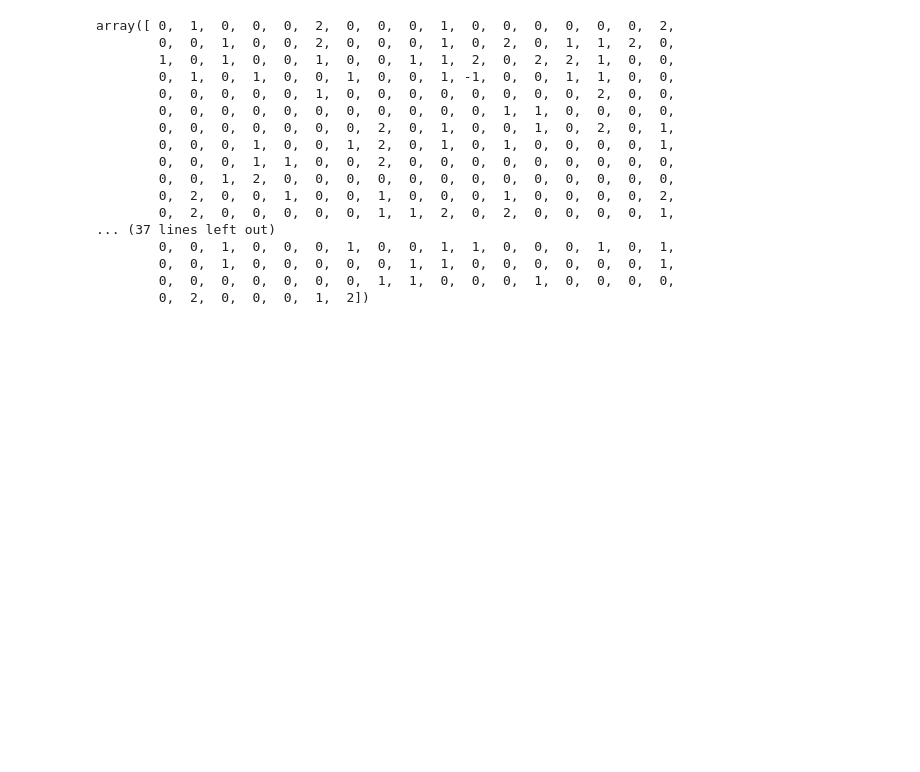
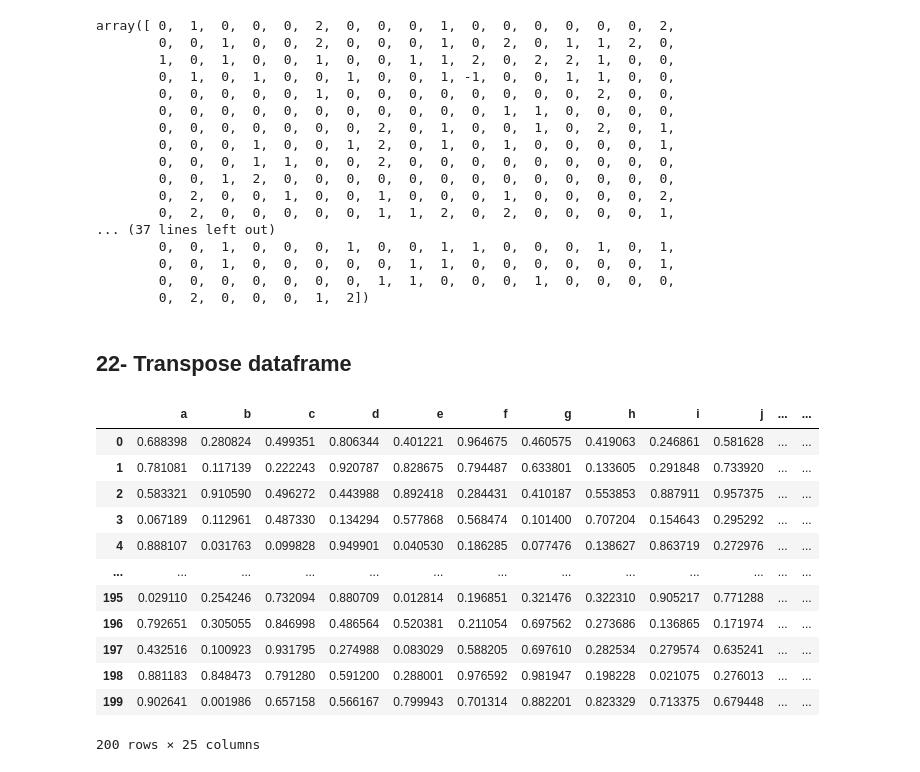
Before and after one commit to gak92/pkc2023, a Jupyter notebook: day_08/01_pandas_tips_and_tricks.ipynb, the cells around one changed output. Drawn from its saved outputs; the diff is of its cells as text; code cells hidden in the pictures; blank space fills up the shorter version.

```diff
--- a/day_08/01_pandas_tips_and_tricks.ipynb
+++ b/day_08/01_pandas_tips_and_tricks.ipynb
@@ -1071,3 +1071,5 @@ array([ 0,  1,  0,  0,  0,  2,  0,  0,  0,  1,  0,  0,  0,  0,  0,  0,  2,
         0,  0,  1,  0,  0,  0,  0,  0,  1,  1,  0,  0,  0,  0,  0,  0,  1,
         0,  0,  0,  0,  0,  0,  0,  1,  1,  0,  0,  0,  1,  0,  0,  0,  0,
         0,  2,  0,  0,  0,  1,  2])
+# %% [markdown]
+## 22- Transpose dataframe
@@ -1073,0 +1079,19 @@ array([ 0,  1,  0,  0,  0,  2,  0,  0,  0,  1,  0,  0,  0,  0,  0,  0,  2,
+# %%
+# create dataframe
+df = pd.DataFrame(np.random.rand(200,25),
+                  columns=list('abcdefghijklmnopqrstuvwxy'))
+df
+# %% [output]
+|  | a | b | c | d | e | f | g | h | i | j | ... | ... |
+| 0 | 0.688398 | 0.280824 | 0.499351 | 0.806344 | 0.401221 | 0.964675 | 0.460575 | 0.419063 | 0.246861 | 0.581628 | ... | ... |
+| 1 | 0.781081 | 0.117139 | 0.222243 | 0.920787 | 0.828675 | 0.794487 | 0.633801 | 0.133605 | 0.291848 | 0.733920 | ... | ... |
+| 2 | 0.583321 | 0.910590 | 0.496272 | 0.443988 | 0.892418 | 0.284431 | 0.410187 | 0.553853 | 0.887911 | 0.957375 | ... | ... |
+| 3 | 0.067189 | 0.112961 | 0.487330 | 0.134294 | 0.577868 | 0.568474 | 0.101400 | 0.707204 | 0.154643 | 0.295292 | ... | ... |
+| 4 | 0.888107 | 0.031763 | 0.099828 | 0.949901 | 0.040530 | 0.186285 | 0.077476 | 0.138627 | 0.863719 | 0.272976 | ... | ... |
+| ... | ... | ... | ... | ... | ... | ... | ... | ... | ... | ... | ... | ... |
+| 195 | 0.029110 | 0.254246 | 0.732094 | 0.880709 | 0.012814 | 0.196851 | 0.321476 | 0.322310 | 0.905217 | 0.771288 | ... | ... |
+| 196 | 0.792651 | 0.305055 | 0.846998 | 0.486564 | 0.520381 | 0.211054 | 0.697562 | 0.273686 | 0.136865 | 0.171974 | ... | ... |
+| 197 | 0.432516 | 0.100923 | 0.931795 | 0.274988 | 0.083029 | 0.588205 | 0.697610 | 0.282534 | 0.279574 | 0.635241 | ... | ... |
+| 198 | 0.881183 | 0.848473 | 0.791280 | 0.591200 | 0.288001 | 0.976592 | 0.981947 | 0.198228 | 0.021075 | 0.276013 | ... | ... |
+| 199 | 0.902641 | 0.001986 | 0.657158 | 0.566167 | 0.799943 | 0.701314 | 0.882201 | 0.823329 | 0.713375 | 0.679448 | ... | ... |
+200 rows × 25 columns
```
Also changed, not shown: parts of 4 cells of this notebook.
